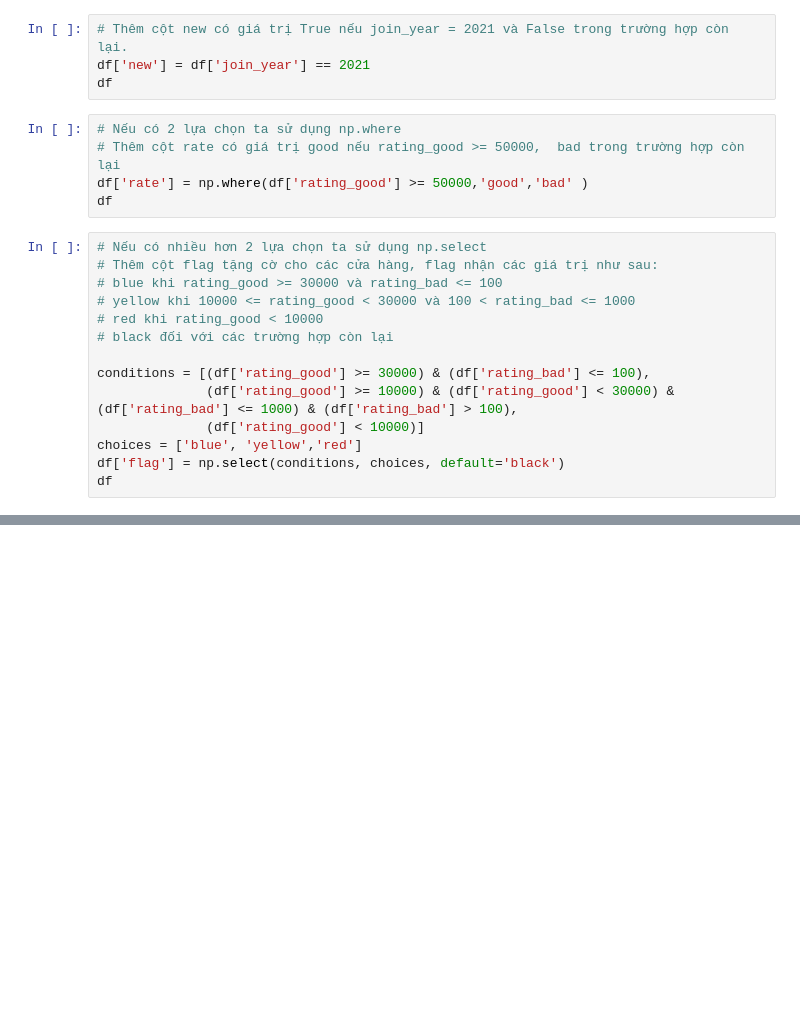
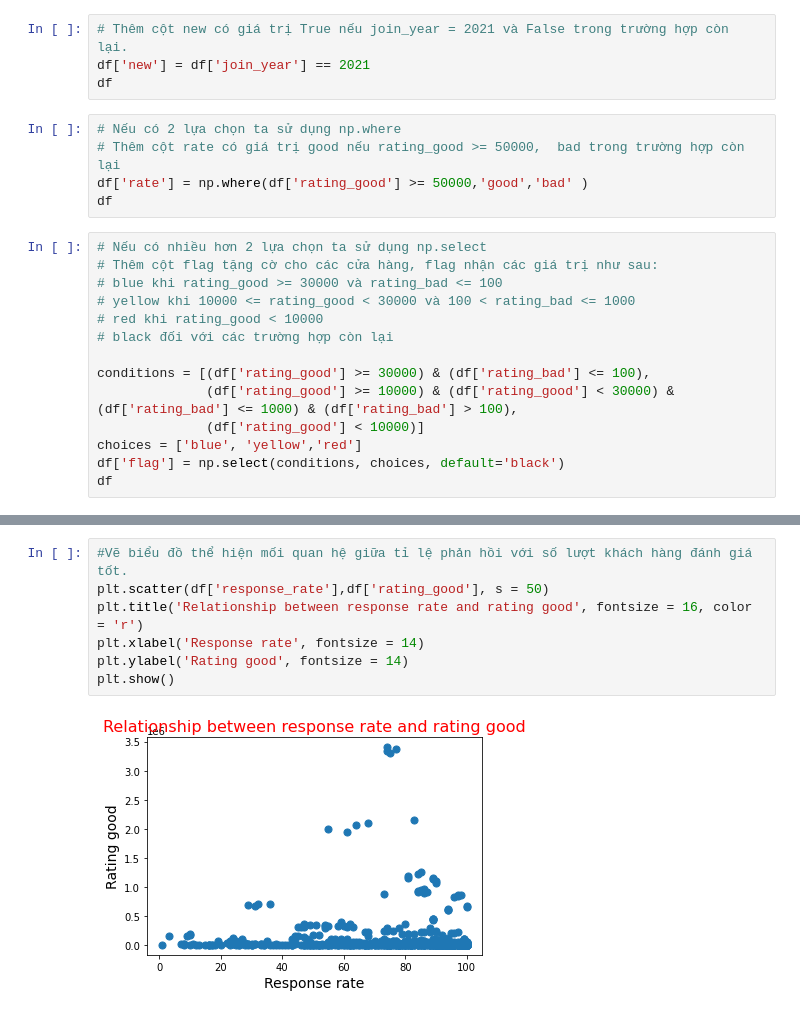
Before and after one commit to Trang27cl/testgit, a Jupyter notebook: shopeep_koreantop_clothing_shop_data.ipynb, the cells around one changed output, grey strips where cells are left out. Drawn from its saved outputs; the diff is of its cells as text; blank space fills up the shorter version.

```diff
--- a/shopeep_koreantop_clothing_shop_data.ipynb
+++ b/shopeep_koreantop_clothing_shop_data.ipynb
@@ -194,0 +169,9 @@ df
+# %%
+#Vẽ biểu đồ thể hiện mối quan hệ giữa tỉ lệ phản hồi với số lượt khách hàng đánh giá tốt.
+plt.scatter(df['response_rate'],df['rating_good'], s = 50)
+plt.title('Relationship between response rate and rating good', fontsize = 16, color = 'r')
+plt.xlabel('Response rate', fontsize = 14)
+plt.ylabel('Rating good', fontsize = 14)
+plt.show()
+# %% [output]
+[figure, added]
```
Also changed, not shown: parts of 9 cells of this notebook.
